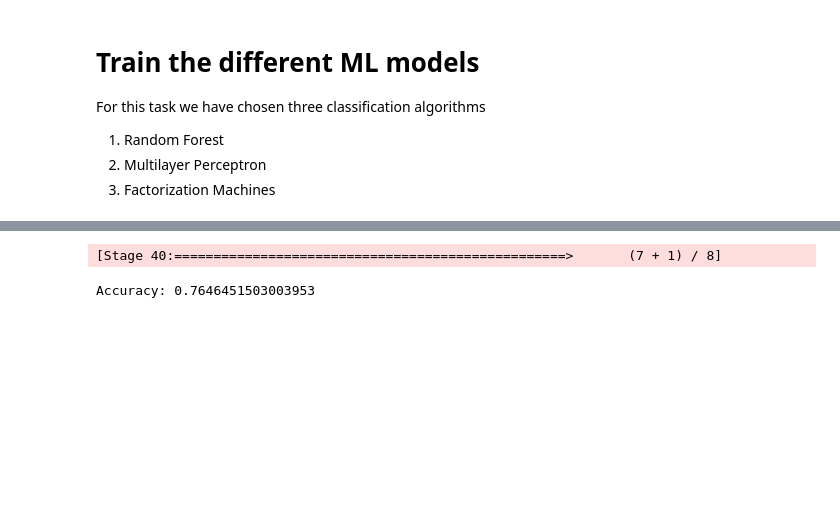
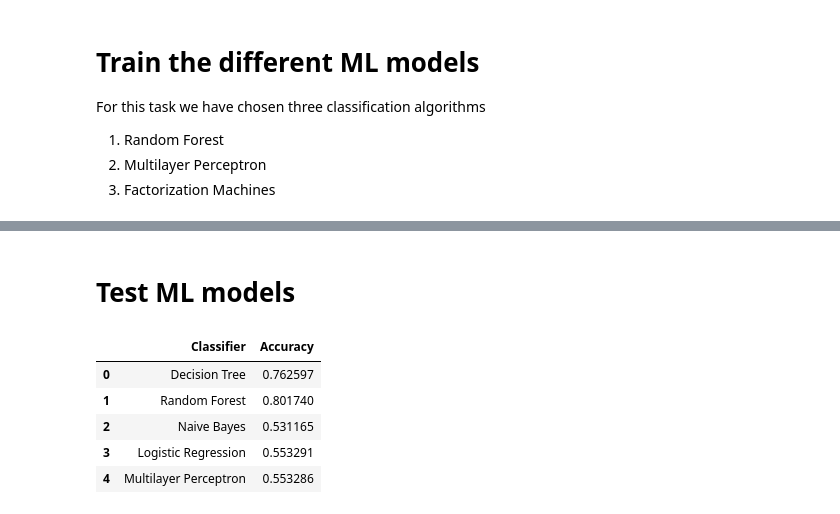
Before and after one commit to AlvielD/WESAD-BDA_Project, a Jupyter notebook: BDA_notebook.ipynb, the cells around one changed output, grey strips where cells are left out. Cells and saved outputs as stored; diff of their text form; code cells hidden in the pictures; blank space fills up the shorter version.

```diff
--- a/BDA_notebook.ipynb
+++ b/BDA_notebook.ipynb
@@ -238,2 +293,2 @@ rf = rf.fit(train_data)
 # %%
-mlp = mlp.fit(train_data)
+nb = nb.fit(train_data)
@@ -266,0 +295,2 @@ Py4JJavaError: An error occurred while calling o490.fit.
+# %%
+ovr = ovr.fit(train_data)
@@ -267,9 +347,40 @@ Py4JJavaError: An error occurred while calling o490.fit.
+# %% [markdown]
+# Test ML models
 # %%
-predictions = rf.transform(test_data)
+# Get the predictions from all the models for the test data
+predictions_dt = dt.transform(test_data)
+predictions_rf = rf.transform(test_data)
+predictions_nb = nb.transform(test_data)
+predictions_ovr = ovr.transform(test_data)
+predictions_mlp = mlp.transform(test_data)
+
+# List with all predictions
+predictions = [
+    predictions_dt,
+    predictions_rf,
+    predictions_nb,
+    predictions_ovr,
+    predictions_mlp
+]
 # %%
+# Create the evaluator
 evaluator = MulticlassClassificationEvaluator(labelCol='label', predictionCol='prediction', metricName='accuracy')
-accuracy = evaluator.evaluate(predictions)
-print(f"Accuracy: {accuracy}")
+
+# Get the evaluation of the metric for each prediction made by all the classifiers
+accuracy_scores = [evaluator.evaluate(prediction) for prediction in predictions]
+
+# Dictionary with the results for each classifier (helps on display later)
+results_dict = {
+    "Classifier": ["Decision Tree", 'Random Forest', 'Naive Bayes', 'Logistic Regression', 'Multilayer Perceptron'],
+    "Accuracy": accuracy_scores
+}
-# %% [output]
-[Stage 40:==================================================>       (7 + 1) / 8]
-Accuracy: 0.7646451503003953
+# %%
+results_df = pd.DataFrame(results_dict)
+results_df
+# %% [output]
+|  | Classifier | Accuracy |
+| 0 | Decision Tree | 0.762597 |
+| 1 | Random Forest | 0.801740 |
+| 2 | Naive Bayes | 0.531165 |
+| 3 | Logistic Regression | 0.553291 |
+| 4 | Multilayer Perceptron | 0.553286 |
```
Also changed, not shown: parts of 19 cells of this notebook.
